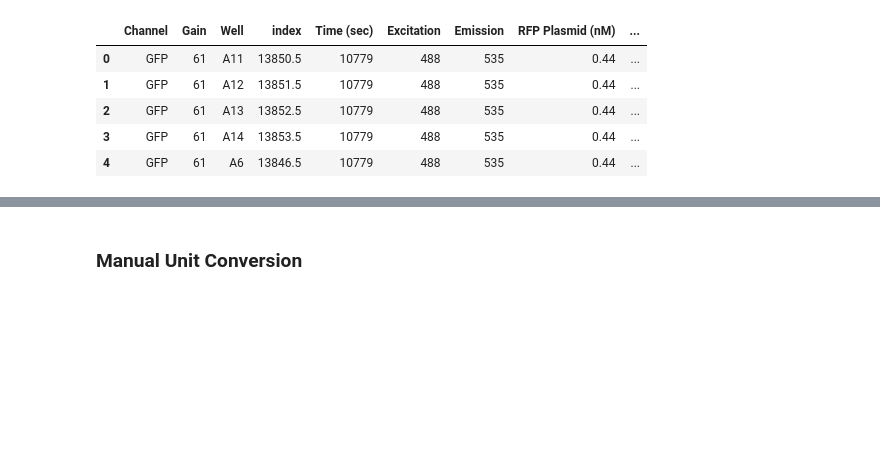
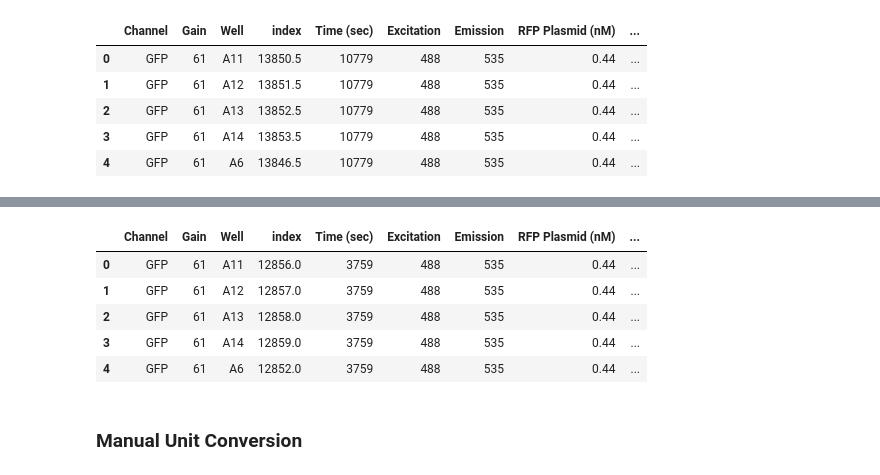
Before and after one commit to sclamons/murraylab_tools, a Jupyter notebook: examples/Biotek Analysis Usage Examples.ipynb, the cells around one changed output, grey strips where cells are left out. Saved outputs shown, nothing was run; the diff lists cells and outputs as text; code cells hidden in the pictures; blank space fills up the shorter version.

```diff
--- a/examples/Biotek Analysis Usage Examples.ipynb
+++ b/examples/Biotek Analysis Usage Examples.ipynb
@@ -178,3 +190,14 @@ endpoint_df.head()
+# %%
+# indexed by index
+endpoint_df = mt_biotek.window_averages(corrected_df, 33, 53, "index")
+endpoint_df.head()
+# %% [output]
+|  | Channel | Gain | Well | index | Time (sec) | Excitation | Emission | RFP Plasmid (nM) | ... |
+| 0 | GFP | 61 | A11 | 12856.0 | 3759 | 488 | 535 | 0.44 | ... |
+| 1 | GFP | 61 | A12 | 12857.0 | 3759 | 488 | 535 | 0.44 | ... |
+| 2 | GFP | 61 | A13 | 12858.0 | 3759 | 488 | 535 | 0.44 | ... |
+| 3 | GFP | 61 | A14 | 12859.0 | 3759 | 488 | 535 | 0.44 | ... |
+| 4 | GFP | 61 | A6 | 12852.0 | 3759 | 488 | 535 | 0.44 | ... |
 # %% [markdown]
 ### Manual Unit Conversion
 # %% [markdown]
```
Also changed, not shown: parts of 4 cells of this notebook.
